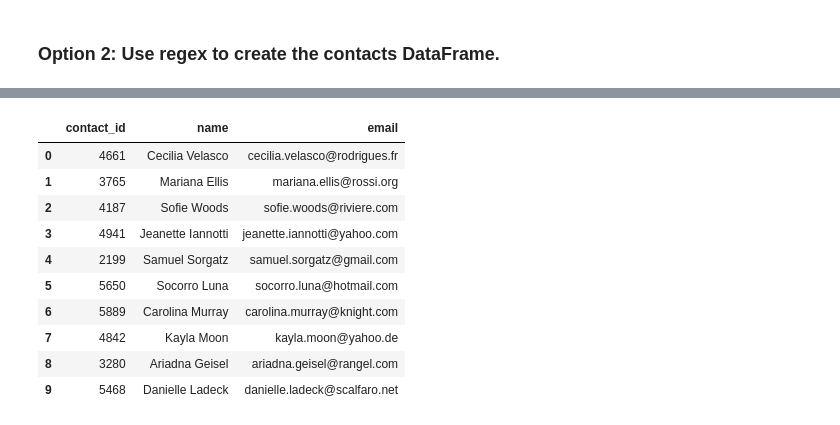
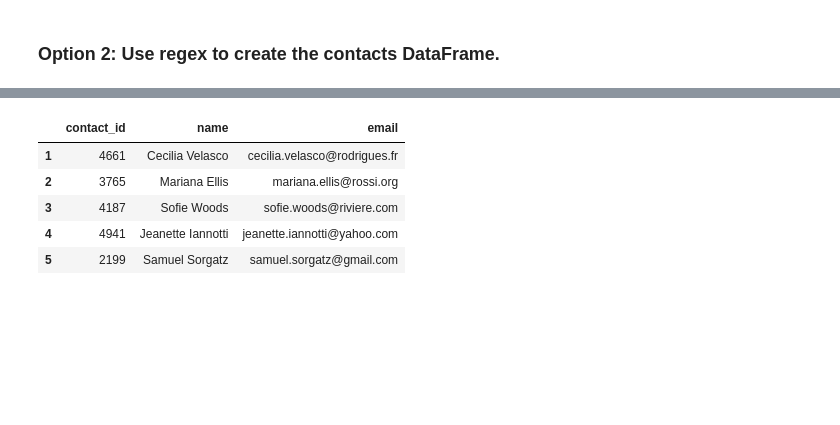
Before and after one commit to maslla100/Crowdfunding_ETL, a Jupyter notebook: ETL_Mini_Project_Starter_Code.ipynb, the cells around one changed output, grey strips where cells are left out. Drawn from its saved outputs; the diff is of its cells as text; code cells hidden in the pictures; blank space fills up the shorter version.

```diff
--- a/ETL_Mini_Project_Starter_Code.ipynb
+++ b/ETL_Mini_Project_Starter_Code.ipynb
@@ -480,0 +480,9 @@ contact_info_df_copy.head()
+# %%
+# Rename the unnamed column to 'contact_info'
+contact_info_df_copy.columns = ['contact_info']
+
+# Now try to extract the contact ID using regex
+contact_info_df_copy['contact_id'] = contact_info_df_copy['contact_info'].str.extract(r'"contact_id":\s*(\d{4})')
+
+# Display the first few rows to verify
+contact_info_df_copy.head()
@@ -518,0 +509,9 @@ memory usage: 15.8+ KB
+# %%
+# Drop rows with NaN values in 'contact_id' column
+contact_info_df_copy = contact_info_df_copy.dropna(subset=['contact_id'])
+
+# Convert the 'contact_id' column to an int64 data type
+contact_info_df_copy['contact_id'] = contact_info_df_copy['contact_id'].astype('int64')
+
+# Check the datatypes again to confirm the change
+contact_info_df_copy.info()
@@ -518,0 +528,8 @@ memory usage: 15.8+ KB
+# %%
+
+# Extract name using regex
+contact_info_df_copy['name'] = contact_info_df_copy['contact_info'].apply(lambda x: re.search(r'"name": "([^"]+)"', x).group(1))
+
+
+# Display the DataFrame
+contact_info_df_copy.head()
@@ -519,4 +543,9 @@ memory usage: 15.8+ KB
 # %%
 # Extract the email from the contacts and add the values to a new column.
+
+contact_info_df_copy['email'] = contact_info_df_copy['contact_info'].apply(lambda x: re.search(r'"email": "([^"]+)"', x).group(1))
+
+# Display the DataFrame
+contact_info_df_copy.head()
 # %% [output]
 |  | contact_info | contact_id | name | email |
@@ -533,14 +557,13 @@ memory usage: 15.8+ KB
 # %%
-# Create a copy of the contact_info_df with the 'contact_id', 'name', 'email' columns.
+# Create a copy of the contact_info_df_copy with the 'contact_id', 'name', 'email' columns
+contacts_clean_df = contact_info_df_copy[['contact_id', 'name', 'email']].copy()
+
+# Display the first few rows to verify the new DataFrame
+contacts_clean_df.head()
 # %% [output]
 |  | contact_id | name | email |
-| 0 | 4661 | Cecilia Velasco | cecilia.velasco@rodrigues.fr |
-| 1 | 3765 | Mariana Ellis | mariana.ellis@rossi.org |
-| 2 | 4187 | Sofie Woods | sofie.woods@riviere.com |
-| 3 | 4941 | Jeanette Iannotti | jeanette.iannotti@yahoo.com |
-| 4 | 2199 | Samuel Sorgatz | samuel.sorgatz@gmail.com |
-| 5 | 5650 | Socorro Luna | socorro.luna@hotmail.com |
-| 6 | 5889 | Carolina Murray | carolina.murray@knight.com |
-| 7 | 4842 | Kayla Moon | kayla.moon@yahoo.de |
-| 8 | 3280 | Ariadna Geisel | ariadna.geisel@rangel.com |
-| 9 | 5468 | Danielle Ladeck | danielle.ladeck@scalfaro.net |
+| 1 | 4661 | Cecilia Velasco | cecilia.velasco@rodrigues.fr |
+| 2 | 3765 | Mariana Ellis | mariana.ellis@rossi.org |
+| 3 | 4187 | Sofie Woods | sofie.woods@riviere.com |
+| 4 | 4941 | Jeanette Iannotti | jeanette.iannotti@yahoo.com |
+| 5 | 2199 | Samuel Sorgatz | samuel.sorgatz@gmail.com |
```
Also changed, not shown: parts of 17 cells of this notebook, 1 other file.
